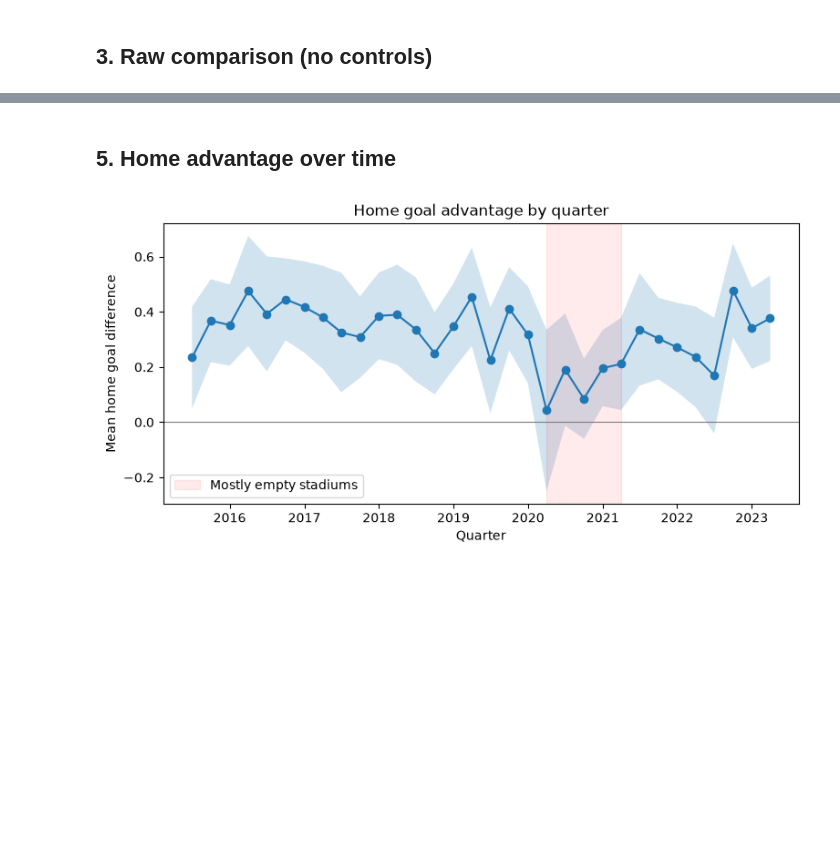
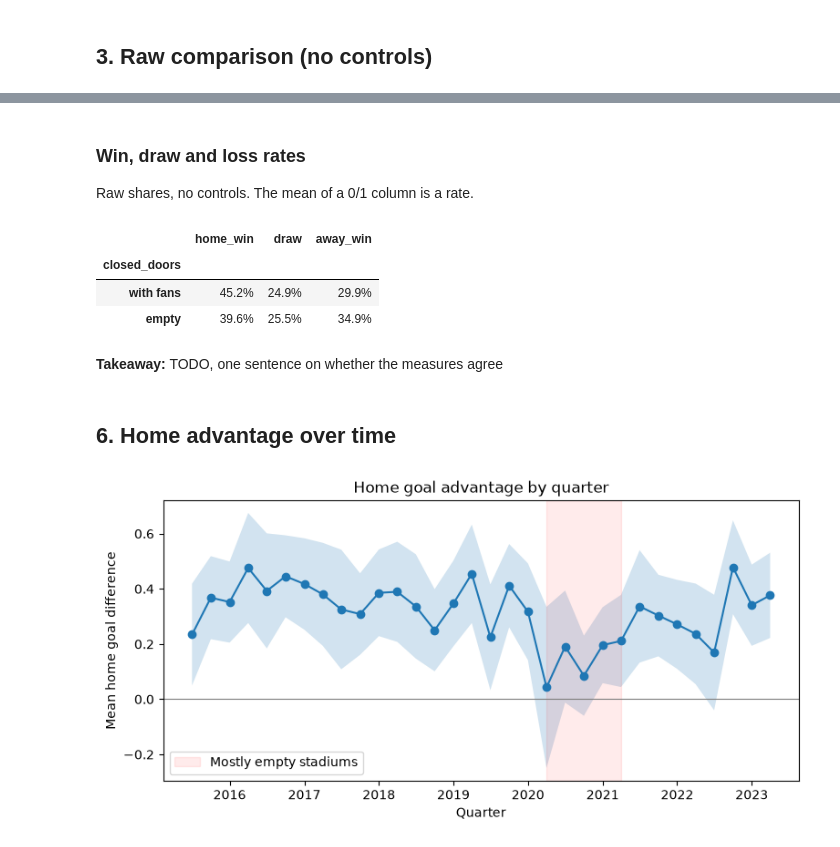
Before and after one commit to akars7/ghost-games, a Jupyter notebook: notebooks/01_headline_results.ipynb, the cells around one changed output, grey strips where cells are left out. Cells and saved outputs as stored; diff of their text form; code cells hidden in the pictures; blank space fills up the shorter version.

```diff
--- a/notebooks/01_headline_results.ipynb
+++ b/notebooks/01_headline_results.ipynb
@@ -109,5 +142,19 @@ card_gap     home_adv=+0.334 effect=-0.070 CI=-0.210..+0.070 n=12341 share of ed
+# %% [markdown]
+### Win, draw and loss rates
+Raw shares, no controls. The mean of a 0/1 column is a rate.
+# %%
+rates = main.groupby("closed_doors")[["home_win", "draw", "away_win"]].mean()
+rates.index = rates.index.map({0: "with fans", 1: "empty"})
+rates.style.format("{:.1%}")
+# %% [output]
+|  | home_win | draw | away_win |
+| closed_doors |  |  |  |
+| with fans | 45.2% | 24.9% | 29.9% |
+| empty | 39.6% | 25.5% | 34.9% |
+# %% [markdown]
+**Takeaway:** TODO, one sentence on whether the measures agree
 # %% [markdown]
-## 5. Home advantage over time
+## 6. Home advantage over time
 # %%
 summary = home_advantage_over_time(matches, "goal_diff", freq="QS")
 fig, ax = plt.subplots(figsize=(9, 4))
```
Also changed, not shown: parts of 9 cells of this notebook.
